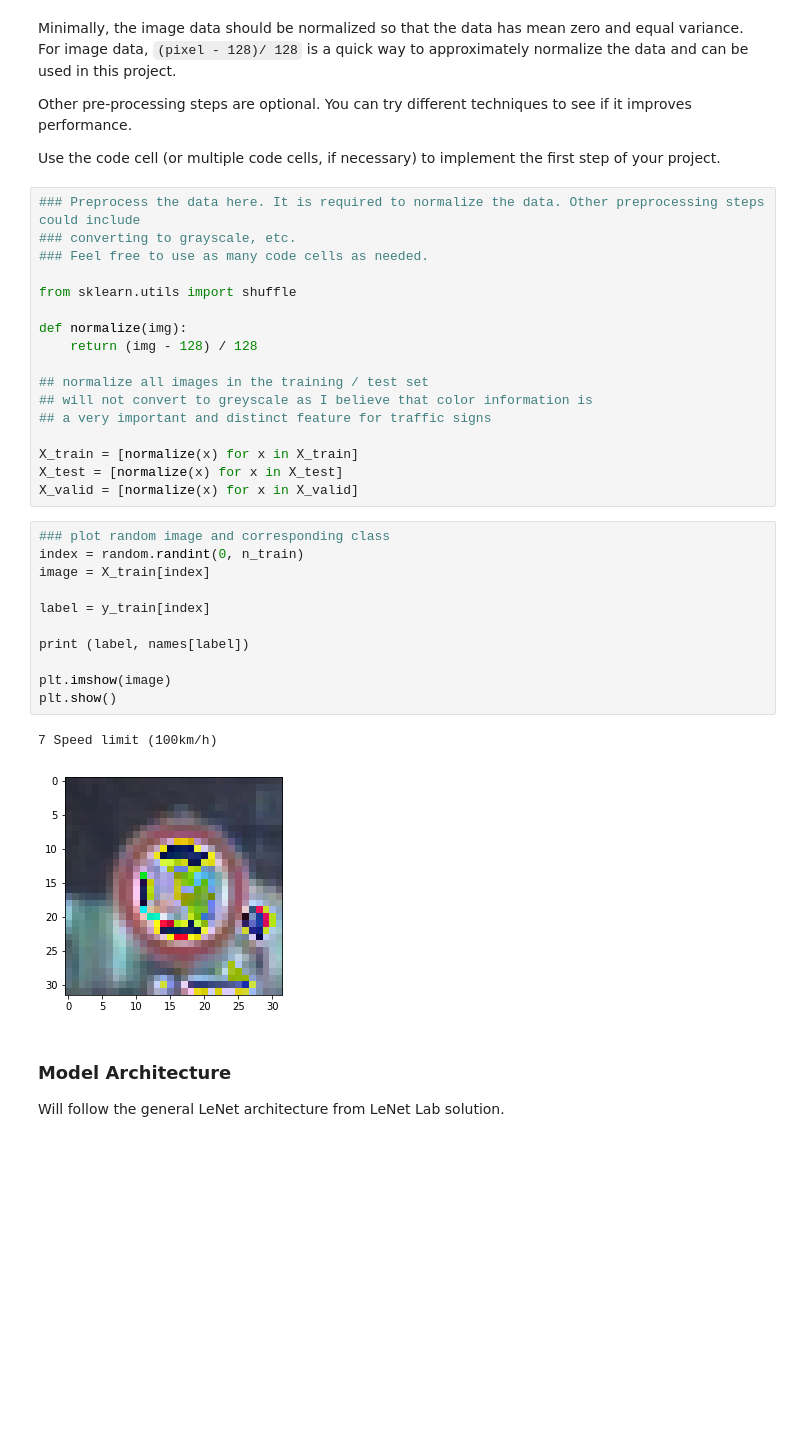
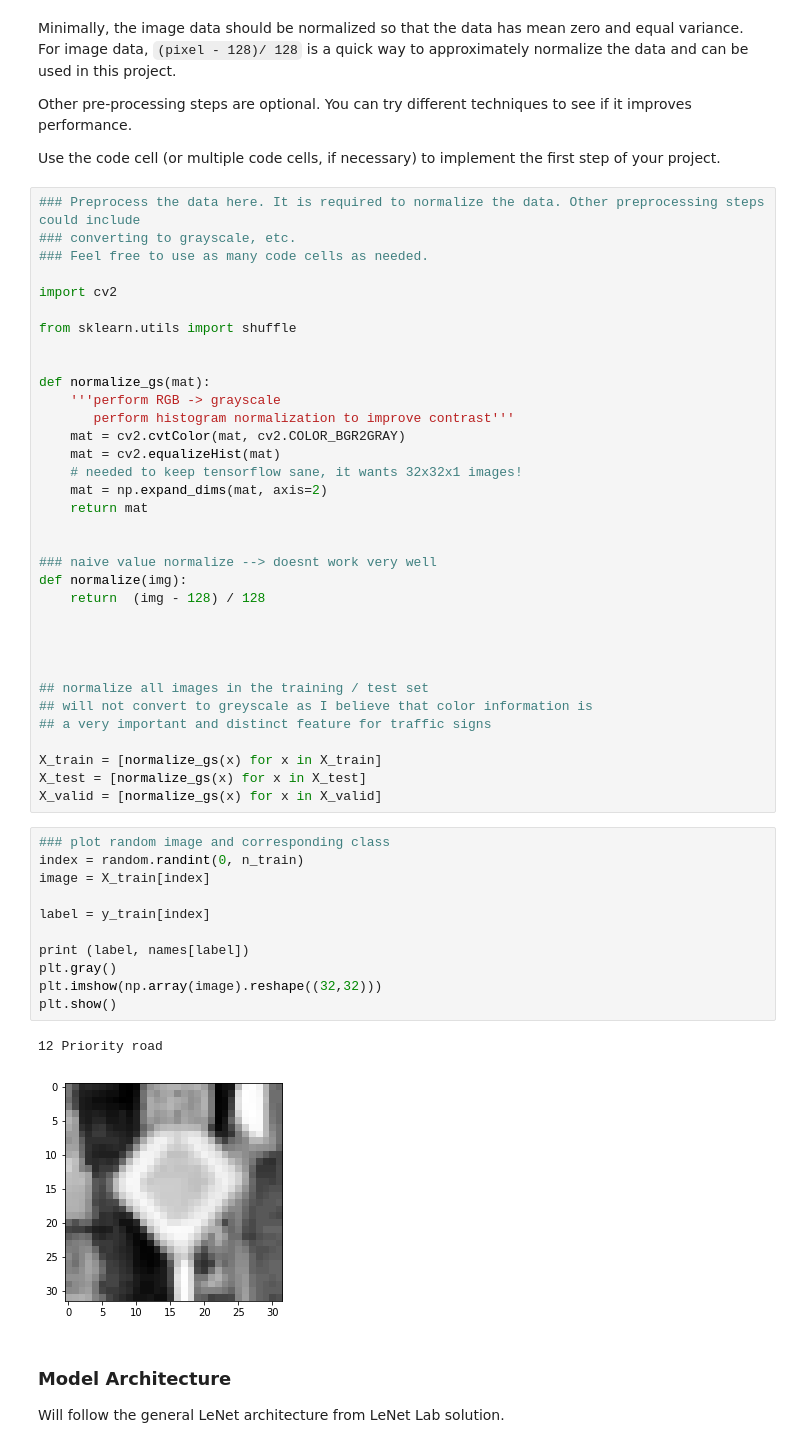
Before and after one commit to SvenKratz/CarND-Traffic-Sign-Classifier-Project, a Jupyter notebook: Traffic_Sign_Classifier.ipynb, the cells around one changed output. Cells and saved outputs as stored; diff of their text form; blank space fills up the shorter version.

```diff
--- a/Traffic_Sign_Classifier.ipynb
+++ b/Traffic_Sign_Classifier.ipynb
@@ -168,32 +177,49 @@ Use the code cell (or multiple code cells, if necessary) to implement the first
 ### converting to grayscale, etc.
 ### Feel free to use as many code cells as needed.
 
+import cv2
+
 from sklearn.utils import shuffle
 
+
+def normalize_gs(mat):
+    '''perform RGB -> grayscale
+       perform histogram normalization to improve contrast'''
+    mat = cv2.cvtColor(mat, cv2.COLOR_BGR2GRAY)
+    mat = cv2.equalizeHist(mat)
+    # needed to keep tensorflow sane, it wants 32x32x1 images!
+    mat = np.expand_dims(mat, axis=2)
+    return mat
+
+
+### naive value normalize --> doesnt work very well
 def normalize(img):
-    return (img - 128) / 128
+    return  (img - 128) / 128
+
+
+
 
 ## normalize all images in the training / test set
 ## will not convert to greyscale as I believe that color information is
 ## a very important and distinct feature for traffic signs
 
-X_train = [normalize(x) for x in X_train]
-X_test = [normalize(x) for x in X_test]
-X_valid = [normalize(x) for x in X_valid]
+X_train = [normalize_gs(x) for x in X_train]
+X_test = [normalize_gs(x) for x in X_test]
+X_valid = [normalize_gs(x) for x in X_valid]
 # %%
 ### plot random image and corresponding class
 index = random.randint(0, n_train)
 image = X_train[index]
 
 label = y_train[index]
 
 print (label, names[label])
-
-plt.imshow(image)
+plt.gray()
+plt.imshow(np.array(image).reshape((32,32)))
 plt.show()
 # %% [output]
-7 Speed limit (100km/h)
+12 Priority road
-[figure, old version]
+[figure, new version]
 # %% [markdown]
 ### Model Architecture
 
```
Also changed, not shown: parts of 10 cells of this notebook, 6 other files.
